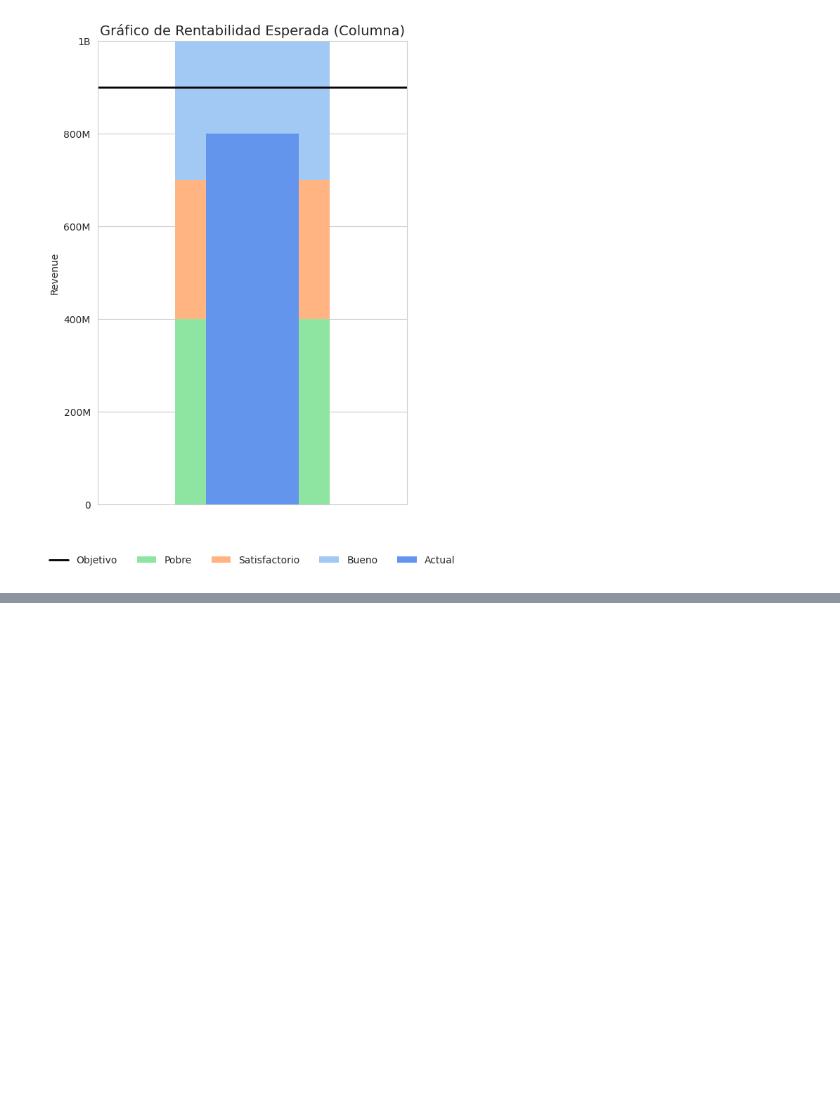
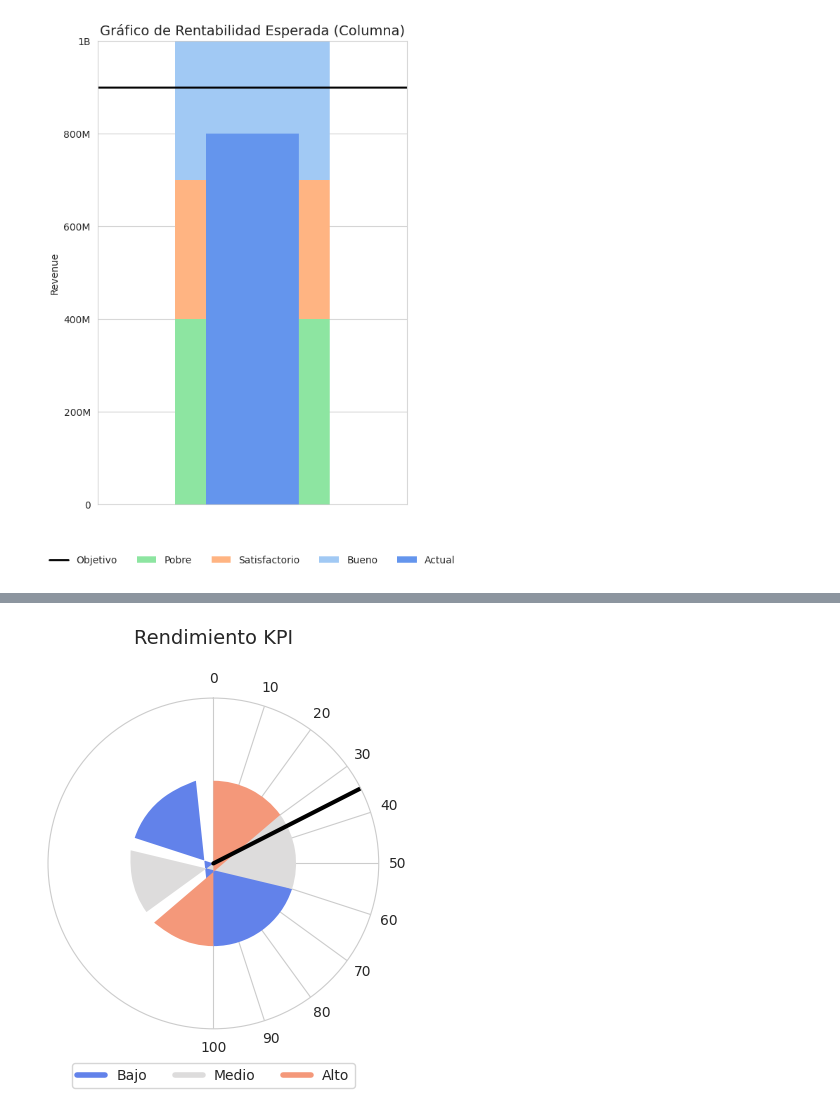
Before and after one commit to santiagonajera/ClasesCientifica, a Jupyter notebook: TiposDegraficos.ipynb, the cells around one changed output, grey strips where cells are left out. Drawn from its saved outputs; the diff is of its cells as text; code cells hidden in the pictures; blank space fills up the shorter version.

```diff
--- a/TiposDegraficos.ipynb
+++ b/TiposDegraficos.ipynb
@@ -290,3 +294,61 @@ fig.update_layout(
 fig.show()
 # %% [output]
 [interactive output not drawn]
+# %%
+import matplotlib.pyplot as plt
+import numpy as np
+import seaborn as sns
+
+def stylized_gauge_chart(value, max_value=100, title="Indicador Estilizado"):
+    """
+    Crear un gráfico de indicadores estilizado utilizando Seaborn y Matplotlib.
+
+    :param value: Valor actual (posición de la aguja)
+    :param max_value: Valor máximo de la escala
+    :param title: Título del gráfico
+    """
+    # Configurar los rangos y colores
+    ranges = [
+        {"start": 0, "end": 40, "color": sns.color_palette("coolwarm", 7)[0]},  # Rojo
+        {"start": 40, "end": 70, "color": sns.color_palette("coolwarm", 7)[3]}, # Amarillo
+        {"start": 70, "end": 100, "color": sns.color_palette("coolwarm", 7)[5]} # Verde
+    ]
+
+    # Configuración del gráfico
+    fig, ax = plt.subplots(figsize=(8, 5), subplot_kw={'projection': 'polar'})
+    ax.set_theta_zero_location('N')
+    ax.set_theta_direction(-1)
+
+    # Dibujar los rangos coloreados
+    for r in ranges:
+        start_angle = (1 - r["start"] / max_value) * np.pi
+        end_angle = (1 - r["end"] / max_value) * np.pi
+        ax.barh(0, end_angle - start_angle, left=start_angle, height=0.3, color=r["color"], edgecolor='none')
+
+    # Dibujar la aguja
+    needle_angle = (1 - value / max_value) * np.pi
+    ax.plot([needle_angle, needle_angle], [0, 0.3], color='black', linewidth=3, label=f"Valor: {value}")
+
+    # Escala y estética
+    ax.set_ylim(0, 0.3)
+    ax.set_yticks([])
+    ax.set_xticks(np.linspace(0, np.pi, 11))
+    ax.set_xticklabels([f"{int(x)}" for x in np.linspace(0, max_value, 11)], fontsize=10)
+    ax.set_title(title, fontsize=14, pad=20)
+
+    # Leyenda de rangos
+    legend_elements = [
+        plt.Line2D([0], [0], color=ranges[0]["color"], lw=4, label='Bajo'),
+        plt.Line2D([0], [0], color=ranges[1]["color"], lw=4, label='Medio'),
+        plt.Line2D([0], [0], color=ranges[2]["color"], lw=4, label='Alto')
+    ]
+    ax.legend(handles=legend_elements, loc='lower center', bbox_to_anchor=(0.5, -0.2), ncol=3, fontsize=10)
+
+    # Mostrar el gráfico
+    plt.tight_layout()
+    plt.show()
+
+# Ejemplo de uso
+stylized_gauge_chart(value=65, max_value=100, title="Rendimiento KPI")
+# %% [output]
+[figure, added]
```
Also changed, not shown: parts of 2 cells of this notebook.
